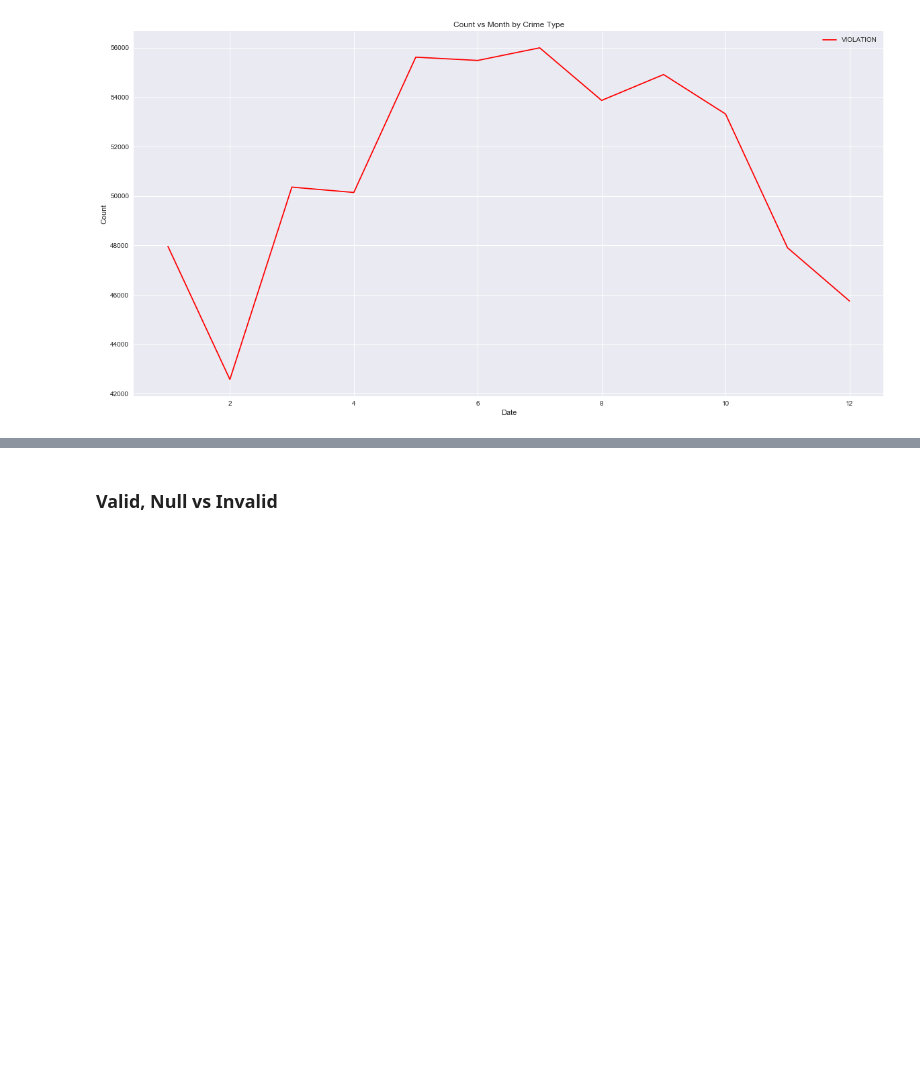
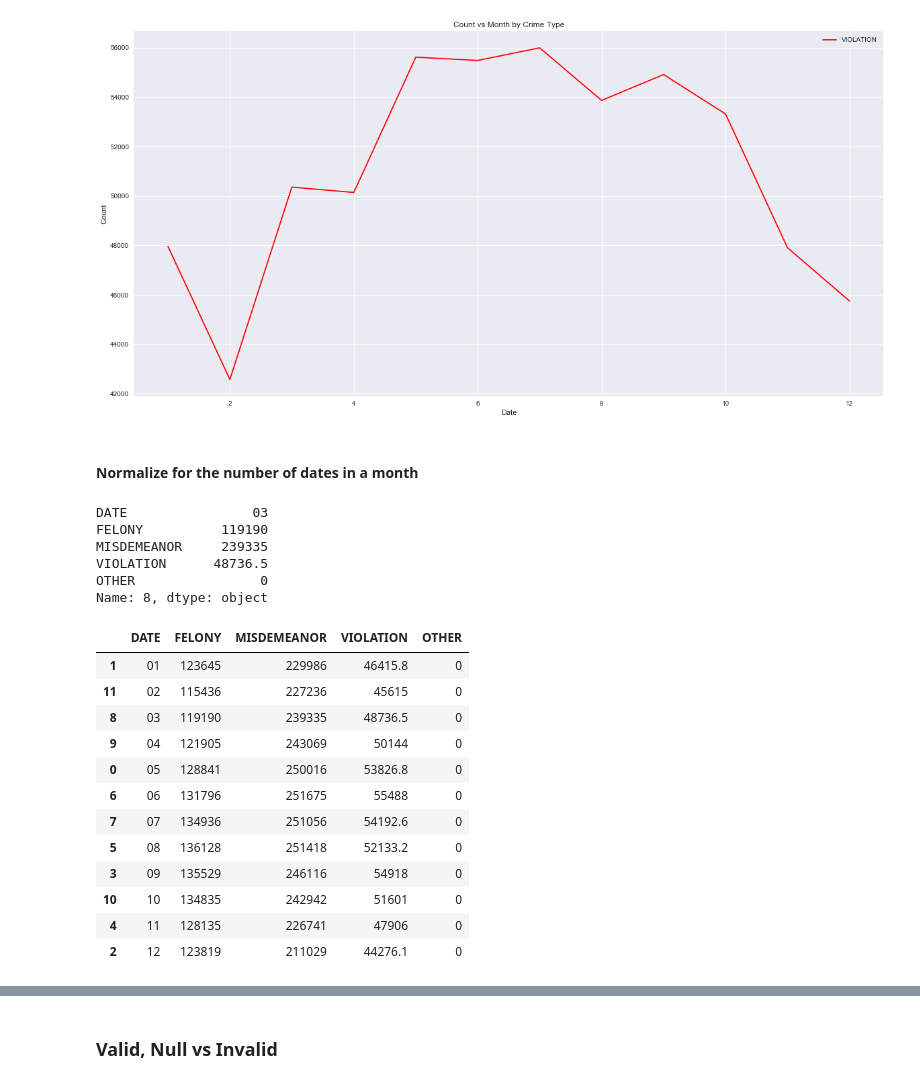
Before and after one commit to selenewang/ds1004-project, a Jupyter notebook: Plot.ipynb, the cells around one changed output, grey strips where cells are left out. Cells and saved outputs as stored; diff of their text form; code cells hidden in the pictures; blank space fills up the shorter version.

```diff
--- a/Plot.ipynb
+++ b/Plot.ipynb
@@ -311,3 +311,33 @@ plt.title("Count vs Month by Crime Type")
 plt.show()
 # %% [output]
 [figure]
+# %% [markdown]
+#### Normalize for the number of dates in a month
+# %%
+df.iloc[2]
+# %% [output]
+DATE                03
+FELONY          119190
+MISDEMEANOR     239335
+VIOLATION      48736.5
+OTHER                0
+Name: 8, dtype: object
+# %%
+dates=[31,28,31,30,31,30,31,31,30,31,30,31]
+for i in range (12):
+    df.iloc[i][1:]=pd.to_numeric(df.iloc[i][1:])/dates[i]*30
+df
+# %% [output]
+|  | DATE | FELONY | MISDEMEANOR | VIOLATION | OTHER |
+| 1 | 01 | 123645 | 229986 | 46415.8 | 0 |
+| 11 | 02 | 115436 | 227236 | 45615 | 0 |
+| 8 | 03 | 119190 | 239335 | 48736.5 | 0 |
+| 9 | 04 | 121905 | 243069 | 50144 | 0 |
+| 0 | 05 | 128841 | 250016 | 53826.8 | 0 |
+| 6 | 06 | 131796 | 251675 | 55488 | 0 |
+| 7 | 07 | 134936 | 251056 | 54192.6 | 0 |
+| 5 | 08 | 136128 | 251418 | 52133.2 | 0 |
+| 3 | 09 | 135529 | 246116 | 54918 | 0 |
+| 10 | 10 | 134835 | 242942 | 51601 | 0 |
+| 4 | 11 | 128135 | 226741 | 47906 | 0 |
+| 2 | 12 | 123819 | 211029 | 44276.1 | 0 |
```
Also changed, not shown: parts of 3 cells of this notebook.
